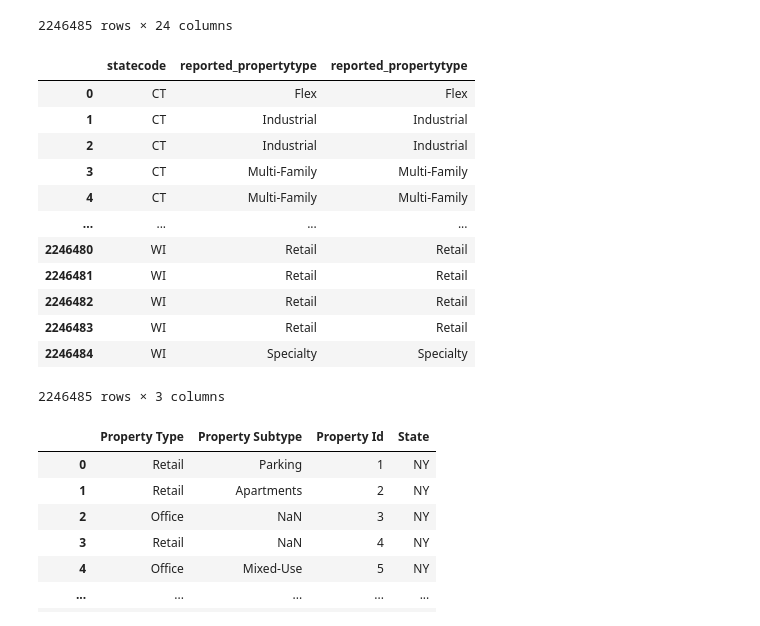
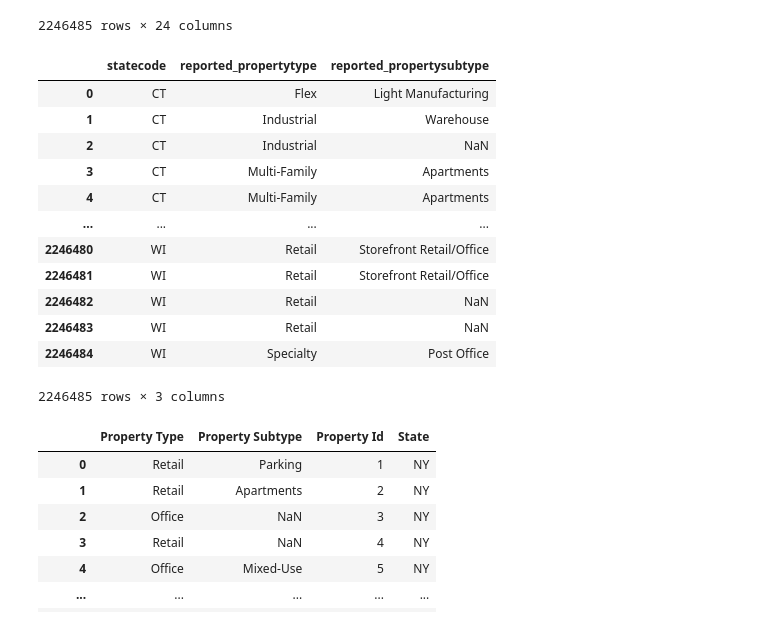
Before and after one commit to WilliamClintC/compstak-analysis, a Jupyter notebook: src/DOE_data_analysis_1.ipynb, the cells around one changed output. Saved outputs shown, nothing was run; the diff lists cells and outputs as text; code cells hidden in the pictures.

```diff
--- a/src/DOE_data_analysis_1.ipynb
+++ b/src/DOE_data_analysis_1.ipynb
@@ -31,21 +32,21 @@ combined_city_df
 2246485 rows × 24 columns
 # %%
 # Keep only 'statecode', 'reported_propertytype', and 'reported_propertytype' columns in combined_city_df
-combined_city_df = combined_city_df[['statecode', 'reported_propertytype', 'reported_propertytype']]
+combined_city_df = combined_city_df[['statecode', 'reported_propertytype', 'reported_propertysubtype']]
 combined_city_df
 # %% [output]
-|  | statecode | reported_propertytype | reported_propertytype |
-| 0 | CT | Flex | Flex |
-| 1 | CT | Industrial | Industrial |
-| 2 | CT | Industrial | Industrial |
-| 3 | CT | Multi-Family | Multi-Family |
-| 4 | CT | Multi-Family | Multi-Family |
+|  | statecode | reported_propertytype | reported_propertysubtype |
+| 0 | CT | Flex | Light Manufacturing |
+| 1 | CT | Industrial | Warehouse |
+| 2 | CT | Industrial | NaN |
+| 3 | CT | Multi-Family | Apartments |
+| 4 | CT | Multi-Family | Apartments |
 | ... | ... | ... | ... |
-| 2246480 | WI | Retail | Retail |
-| 2246481 | WI | Retail | Retail |
-| 2246482 | WI | Retail | Retail |
-| 2246483 | WI | Retail | Retail |
-| 2246484 | WI | Specialty | Specialty |
+| 2246480 | WI | Retail | Storefront Retail/Office |
+| 2246481 | WI | Retail | Storefront Retail/Office |
+| 2246482 | WI | Retail | NaN |
+| 2246483 | WI | Retail | NaN |
+| 2246484 | WI | Specialty | Post Office |
 2246485 rows × 3 columns
 # %%
 # Load the 'university-of-british-columbia-leases-2025-04-02.csv' and 'university-of-british-columbia-sales-2025-04-02.csv' files
```
Also changed, not shown: parts of 3 cells of this notebook, 37 other files.
